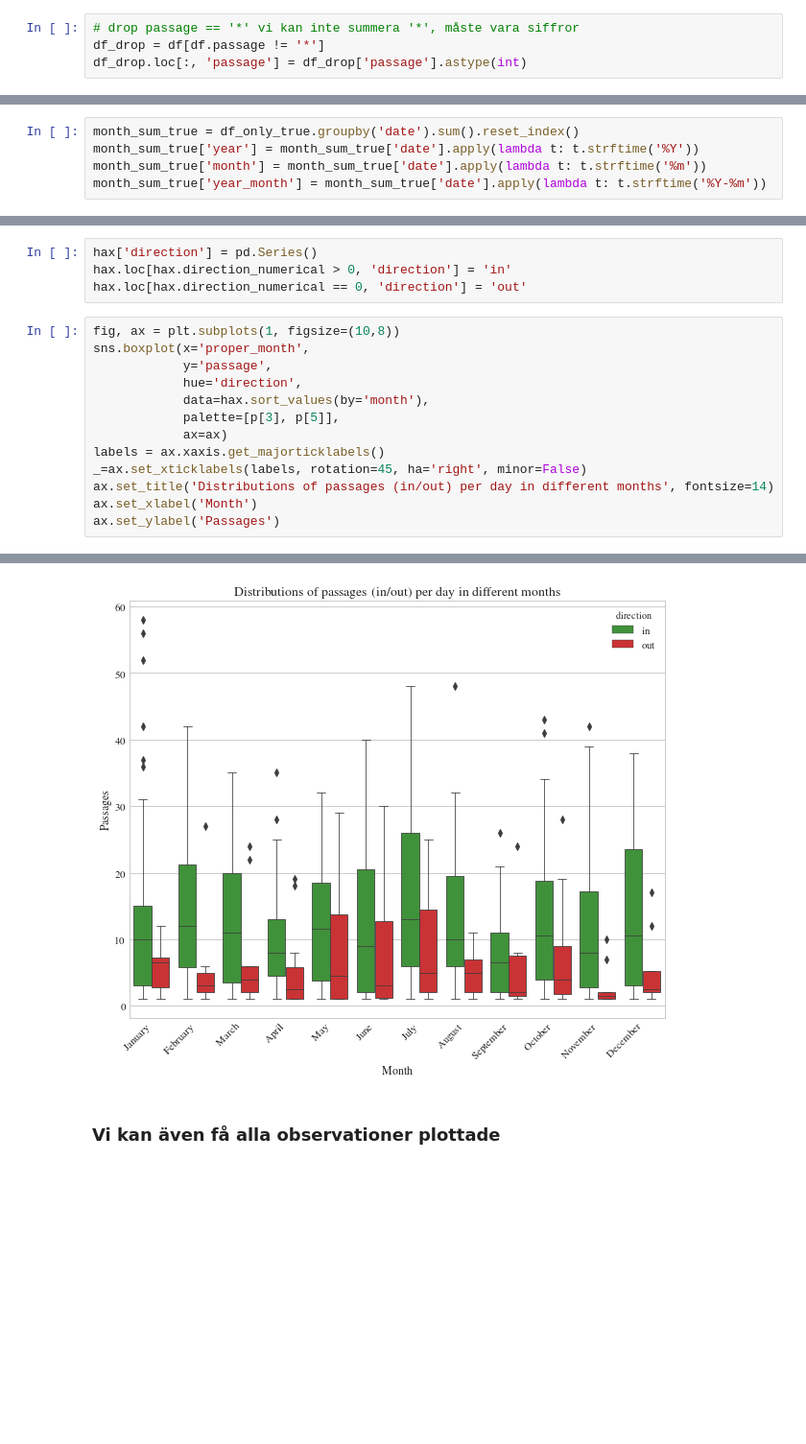
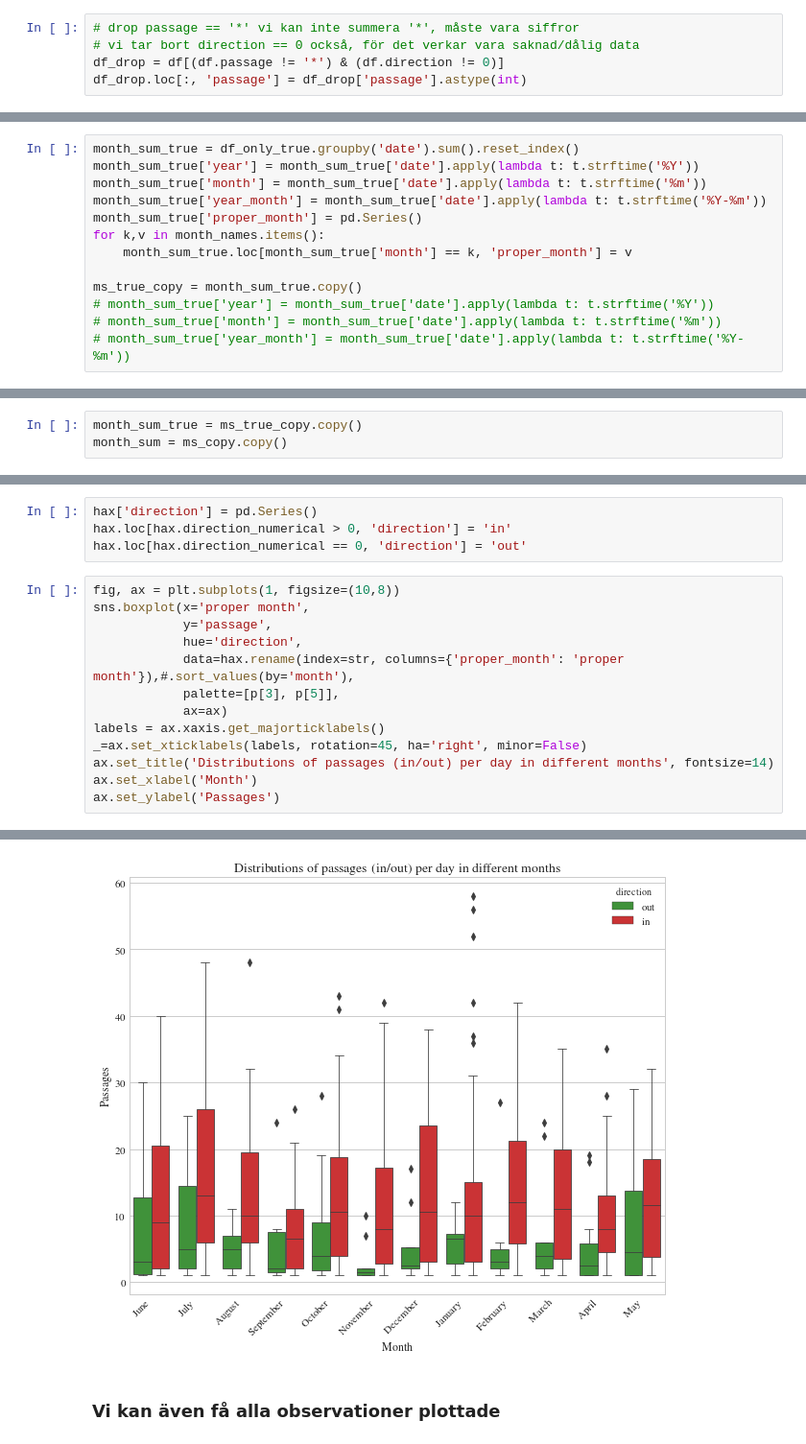
Before and after one commit to maxlund/johannas, a Jupyter notebook: sveas_times.ipynb, the cells around one changed output, grey strips where cells are left out. Shown at 96% size. Cells and saved outputs as stored; diff of their text form; blank space fills up the shorter version.

```diff
--- a/sveas_times.ipynb
+++ b/sveas_times.ipynb
@@ -460,7 +460,8 @@ En förutsättning för att detta ska funka är att distributionen av medelvärd
 #### Start by taking mean of each month, all years, as barplot with CI=0.95
 # %%
 # drop passage == '*' vi kan inte summera '*', måste vara siffror
-df_drop = df[df.passage != '*']
+# vi tar bort direction == 0 också, för det verkar vara saknad/dålig data
+df_drop = df[(df.passage != '*') & (df.direction != 0)]
 df_drop.loc[:, 'passage'] = df_drop['passage'].astype(int)
 # %% [output]
 A value is trying to be set on a copy of a slice from a DataFrame.
@@ -630,3 +666,11 @@ month_sum_true = df_only_true.groupby('date').sum().reset_index()
 month_sum_true['year'] = month_sum_true['date'].apply(lambda t: t.strftime('%Y'))
 month_sum_true['month'] = month_sum_true['date'].apply(lambda t: t.strftime('%m'))
 month_sum_true['year_month'] = month_sum_true['date'].apply(lambda t: t.strftime('%Y-%m'))
+month_sum_true['proper_month'] = pd.Series()
+for k,v in month_names.items():
+    month_sum_true.loc[month_sum_true['month'] == k, 'proper_month'] = v
+
+ms_true_copy = month_sum_true.copy()
+# month_sum_true['year'] = month_sum_true['date'].apply(lambda t: t.strftime('%Y'))
+# month_sum_true['month'] = month_sum_true['date'].apply(lambda t: t.strftime('%m'))
+# month_sum_true['year_month'] = month_sum_true['date'].apply(lambda t: t.strftime('%Y-%m'))
@@ -804,5 +846,8 @@ Text(0, 0.5, 'Passages')
 # %% [markdown]
 ### Split by in/out in boxplots
+# %%
+month_sum_true = ms_true_copy.copy()
+month_sum = ms_copy.copy()
 # %%
 hax = month_sum_true.copy()
 # %%
@@ -811,20 +856,20 @@ hax.loc[hax.direction_numerical > 0, 'direction'] = 'in'
 hax.loc[hax.direction_numerical == 0, 'direction'] = 'out'
 # %%
 fig, ax = plt.subplots(1, figsize=(10,8))
-sns.boxplot(x='proper_month',
+sns.boxplot(x='proper month',
             y='passage',
             hue='direction',
-            data=hax.sort_values(by='month'),
+            data=hax.rename(index=str, columns={'proper_month': 'proper month'}),#.sort_values(by='month'),
             palette=[p[3], p[5]],
             ax=ax)
 labels = ax.xaxis.get_majorticklabels()
 _=ax.set_xticklabels(labels, rotation=45, ha='right', minor=False)
 ax.set_title('Distributions of passages (in/out) per day in different months', fontsize=14)
 ax.set_xlabel('Month')
 ax.set_ylabel('Passages')
 # %% [output]
 Text(0, 0.5, 'Passages')
-[figure, old version]
+[figure, new version]
 # %% [markdown]
 ### Vi kan även få alla observationer plottade
 # %% [markdown]
```
Also changed, not shown: parts of 32 cells of this notebook.
